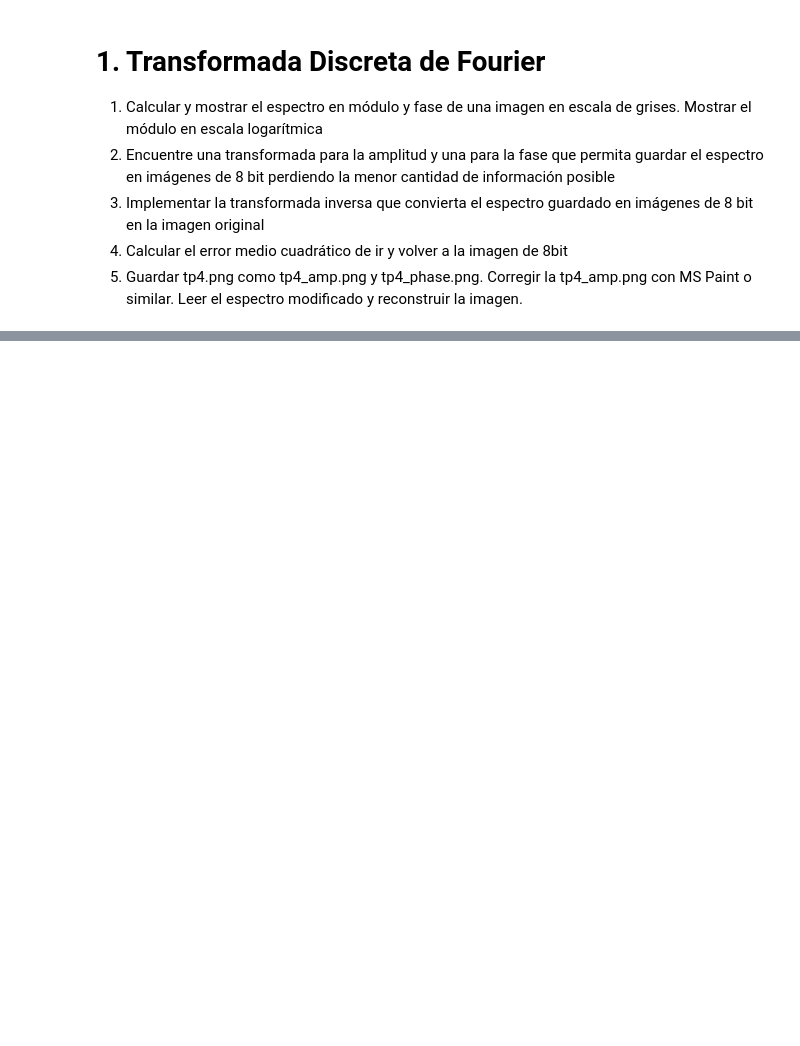
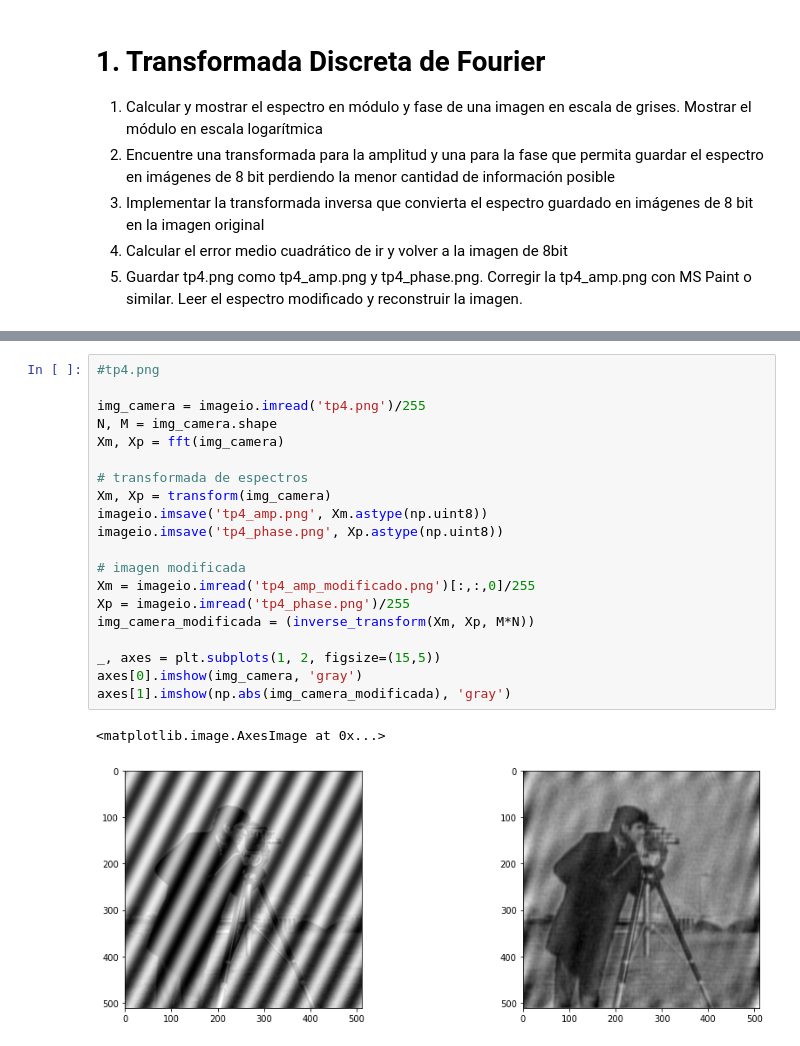
Before and after one commit to juliangutierrez-uns/PDI, a Jupyter notebook: practico_4.ipynb, the cells around one changed output, grey strips where cells are left out. Drawn from its saved outputs; the diff is of its cells as text; blank space fills up the shorter version.

```diff
--- a/practico_4.ipynb
+++ b/practico_4.ipynb
@@ -59,0 +110,23 @@ plt.imshow(Xm, 'gray')
+# %%
+#tp4.png
+
+img_camera = imageio.imread('tp4.png')/255
+N, M = img_camera.shape
+Xm, Xp = fft(img_camera)
+
+# transformada de espectros
+Xm, Xp = transform(img_camera)
+imageio.imsave('tp4_amp.png', Xm.astype(np.uint8))
+imageio.imsave('tp4_phase.png', Xp.astype(np.uint8))
+
+# imagen modificada
+Xm = imageio.imread('tp4_amp_modificado.png')[:,:,0]/255
+Xp = imageio.imread('tp4_phase.png')/255
+img_camera_modificada = (inverse_transform(Xm, Xp, M*N))
+
+_, axes = plt.subplots(1, 2, figsize=(15,5))
+axes[0].imshow(img_camera, 'gray')
+axes[1].imshow(np.abs(img_camera_modificada), 'gray')
+# %% [output]
+<matplotlib.image.AxesImage at 0x...>
+[figure, added]
```
Also changed, not shown: parts of 7 cells of this notebook, 7 other files.
